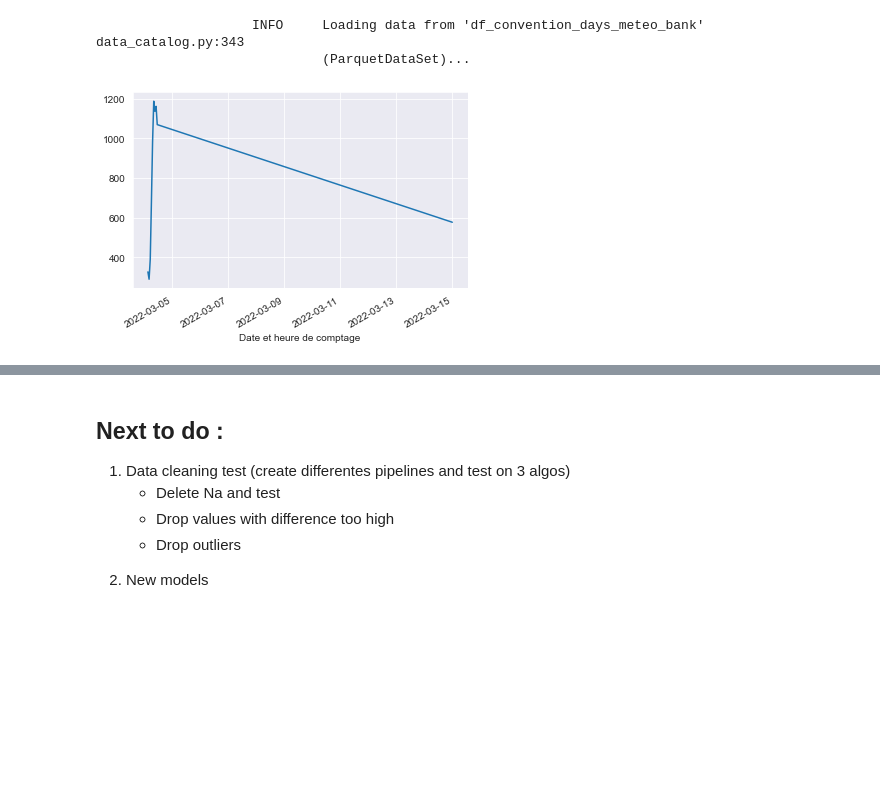
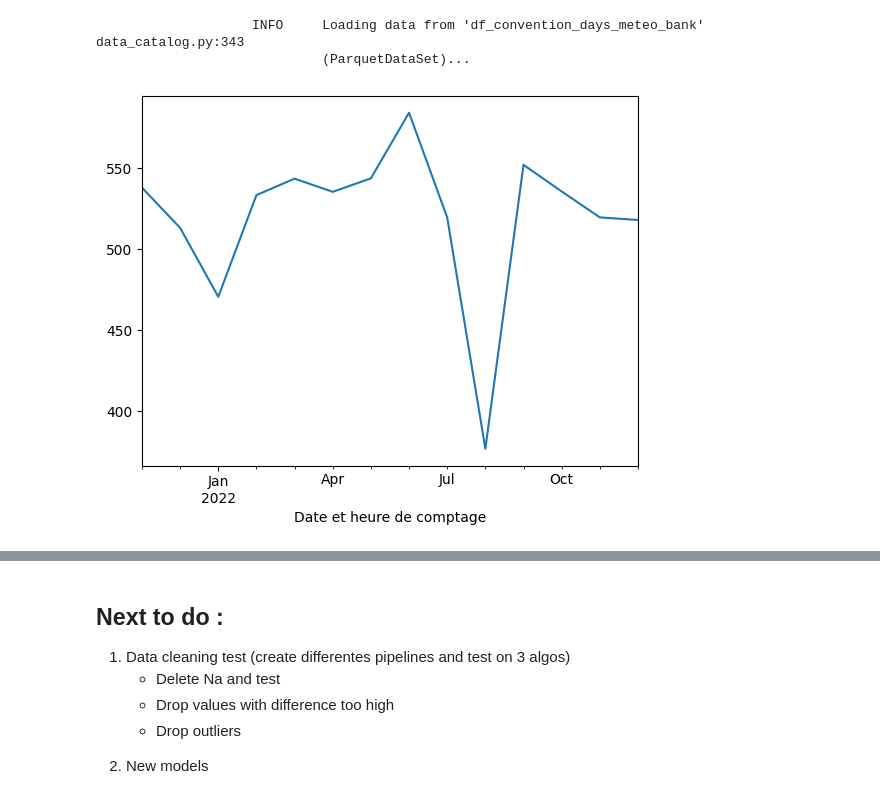
Before and after one commit to JulienPeyrache/BCG_Hackaton, a Jupyter notebook: datathon-bcg-gamma/notebooks/models.ipynb, the cells around one changed output, grey strips where cells are left out. Saved outputs shown, nothing was run; the diff lists cells and outputs as text; code cells hidden in the pictures; blank space fills up the shorter version.

```diff
--- a/datathon-bcg-gamma/notebooks/models.ipynb
+++ b/datathon-bcg-gamma/notebooks/models.ipynb
@@ -33,6 +47,6 @@ df_champs = catalog.load('df_convention_days_meteo_bank')
                              (ParquetDataSet)...
 # %%
 df_plot = df_champs.set_index('Date et heure de comptage')
-df_plot[2950:2960]["Débit horaire"].plot()
+df_plot['Débit horaire'].resample('M').mean().plot()
 # %% [output]
-[figure, old version]
+[figure, new version]
```
Also changed, not shown: parts of 2 cells of this notebook, 7 other files.
